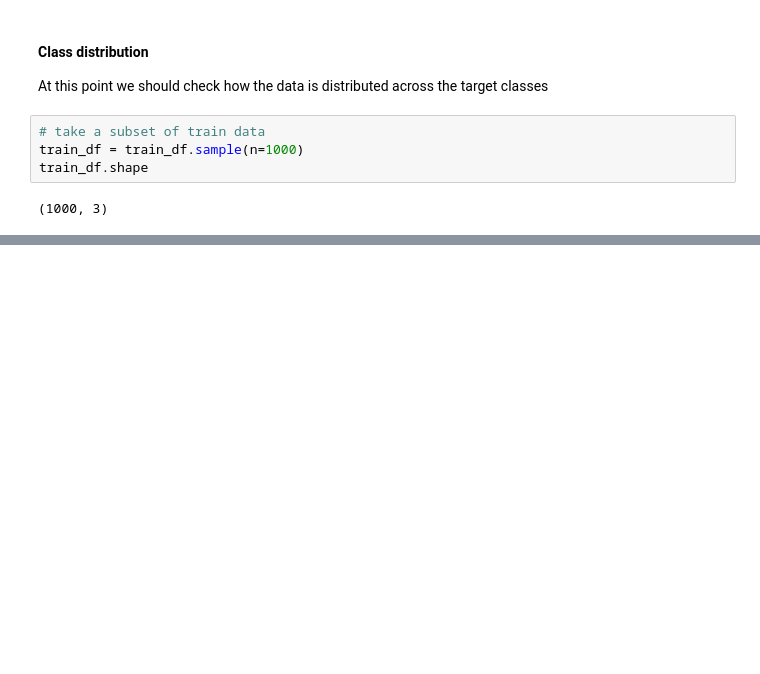
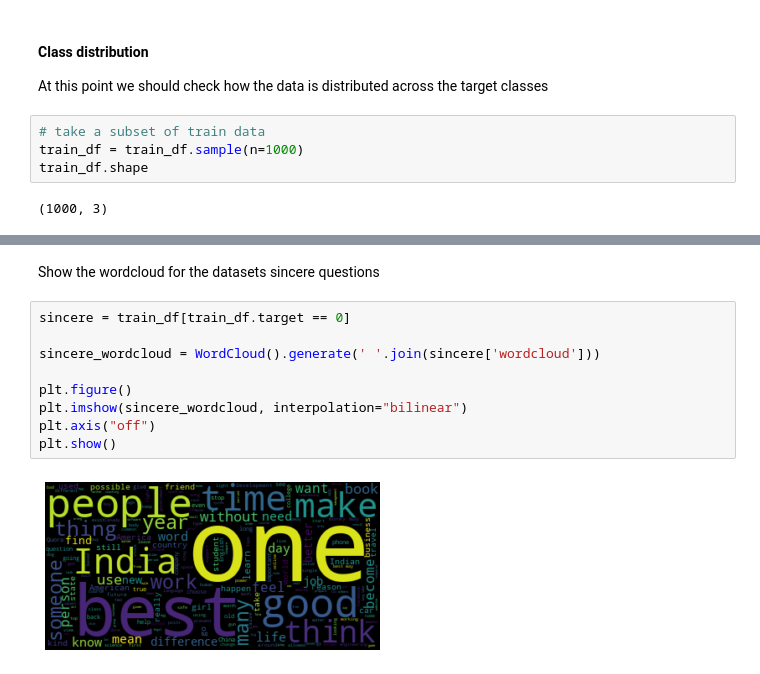
Before and after one commit to georgSquared/NLP-AUTh, a Jupyter notebook: notebooks/EDA.ipynb, the cells around one changed output, grey strips where cells are left out. Drawn from its saved outputs; the diff is of its cells as text; blank space fills up the shorter version.

```diff
--- a/notebooks/EDA.ipynb
+++ b/notebooks/EDA.ipynb
@@ -124,0 +198,13 @@ This has a number of consequences, i.e accuracy cannot be used as an accurate ev
+# %% [markdown]
+Show the wordcloud for the datasets sincere questions
+# %%
+sincere = train_df[train_df.target == 0]
+
+sincere_wordcloud = WordCloud().generate(' '.join(sincere['wordcloud']))
+
+plt.figure()
+plt.imshow(sincere_wordcloud, interpolation="bilinear")
+plt.axis("off")
+plt.show()
+# %% [output]
+[figure, added]
```
Also changed, not shown: parts of 17 cells of this notebook.
